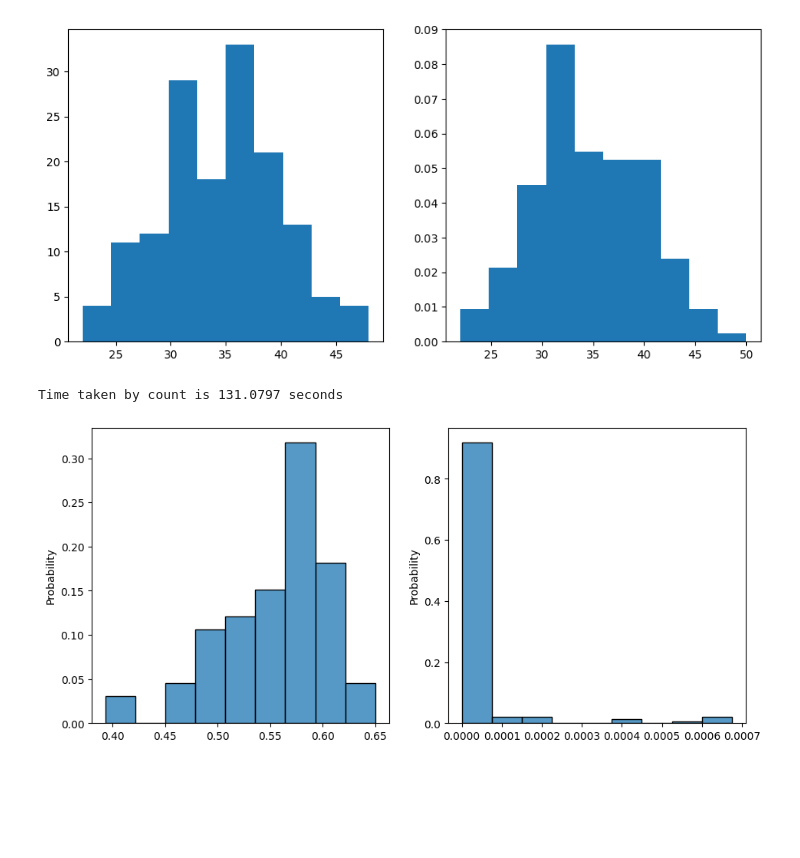
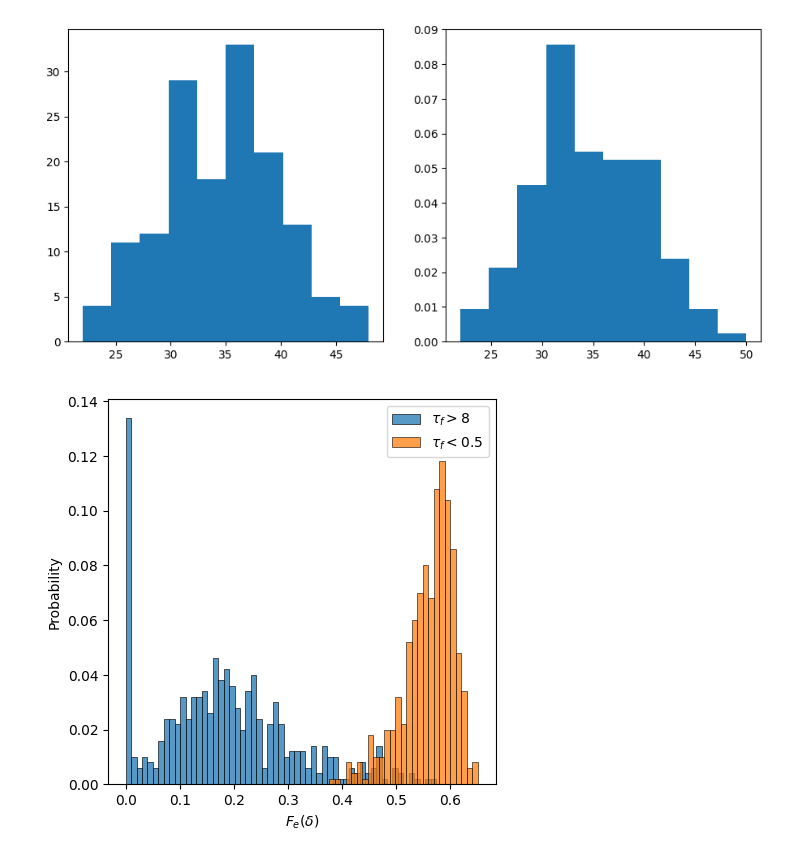
Before and after one commit to pinakm9/random-feature-map, a Jupyter notebook: notebooks/bad-feature-example.ipynb, the cells around one changed output. Saved outputs shown, nothing was run; the diff lists cells and outputs as text; code cells hidden in the pictures; blank space fills up the shorter version.

Commit message:
plot-4

```diff
--- a/notebooks/bad-feature-example.ipynb
+++ b/notebooks/bad-feature-example.ipynb
@@ -86,56 +86,48 @@ plt.show()
 # %% [output]
 [figure]
 # %%
-save_folder = '../data/bad-features-grid'
+save_folder = '../data/bad-features-grid-1'
 D, D_r = 3, 300
 Lyapunov_time, dt = 1./.91, 0.02
 error_threshold = 0.05
 beta = 4e-5
 w_max, b_max = 0.4, 4.0
 sqrt_n_models = 30
-n_repeats = 10
+n_repeats = 100
 
 L63_data_folder = '../data/L63-trajectories'
 train = np.load('{}/train.npy'.format(L63_data_folder))
-validation = np.load('{}/validation.npy'.format(L63_data_folder))[:, :800]
+validation = np.load('{}/validation.npy'.format(L63_data_folder))#[:, :800]
 batch = sr.BatchUniform_SMLR(save_folder, D, D_r, w_max, b_max, sqrt_n_models, beta, error_threshold, dt, Lyapunov_time)
 # batch.run(train[:, :20000], n_repeats)
 # %%
 bsa = sr.BatchRunAnalyzer_SMLR(save_folder)
 # bsa.compute_error(validation, rmse_threshold=np.sqrt(0.05))
-bsa.count(validation, limits_in=[-0.1, 0.1], limits=[-0.5, 0.5], threshold=3.5)
+# bsa.count(validation[:5000], limits_in=[-0.1, 0.1], limits=[-0.5, 0.5], threshold=3.5)
-# %% [output]
-Time taken by count is 131.0797 seconds
 # %%
-n = 1000
+n, nbins, stat = 500, 100, 'probability'
 data = bsa.get_data()
-phi_b, phi_g = [], []
-threshold = 0.998
-d = data[data['tau_f_se'] < 0.5]
-index_b, nature_b = list(zip(list(d['i'].to_numpy().astype(int)), list(d['j'].to_numpy().astype(int)), list(d['k'].to_numpy().astype(int)))), 'bad'
-test_path = validation
-tau_f_b = []
-tau_f_g = []
+d_b = data[data['tau_f_se'] < 0.5]['avg_bad_features'].to_numpy()/D_r
+index_b = np.random.choice(len(d_b), n, replace=False)
+d_b = d_b[index_b]
+dx_b = d_b.max() - d_b.min()
 
-for i, j, k in index_b:
-    phi_b.append(data[data['i']==i][data['j']==j][data['k']==k]['avg_bad_features'].to_numpy()[0]/D_r)
-    tau_f_b.append(data['tau_f_se'][i])
 
-d = data[data['tau_f_se'] > 6]
-index_g, nature_g = list(zip(list(d['i'].to_numpy().astype(int)), list(d['j'].to_numpy().astype(int)), list(d['k'].to_numpy().astype(int)))), 'good'
-for i, j, k in index_g[:150]:
-    phi_g.append(data[data['i']==i][data['j']==j][data['k']==k]['avg_bad_features'].to_numpy()[0]/D_r)
+d_g = data[data['tau_f_se'] > 8.0]['avg_bad_features'].to_numpy()/D_r
+index_g = np.random.choice(len(d_g), n, replace=False)
+d_g = d_g[index_g]
+dx_g = d_g.max() - d_g.min()
 
-fig = plt.figure(figsize=(11, 5))
-ax = fig.add_subplot(121)
-ax1 = fig.add_subplot(122)
-# ax.hist(phi_g, density=0)
-# ax.hist(phi_b, density=0, alpha=0.7)
-# ax.set_xlim(-0.1, 0)
-# ax1.set_xlim(-0.1, 0)
-sns.histplot(phi_b, ax=ax, stat='probability')
-sns.histplot(phi_g, ax=ax1, stat='probability')
+
+
+fig = plt.figure(figsize=(5, 5))
+ax = fig.add_subplot(111)
+sns.histplot(d_g, ax=ax, stat=stat, label=r'$\tau_f>8$', bins=int(dx_g*nbins))
+sns.histplot(d_b, ax=ax, stat=stat, label=r'$\tau_f<0.5$', bins=int(dx_b*nbins))
+ax.legend()
+ax.set_xlabel(r'$F_e(\delta)$')
+plt.savefig('../data/plots/bad-fetaures-histogram.png', dpi=300)
 plt.show()
 # %% [output]
-[figure, old version]
+[figure, new version]
 # %%
```
Also changed, not shown: parts of 3 cells of this notebook, 6 other files.
